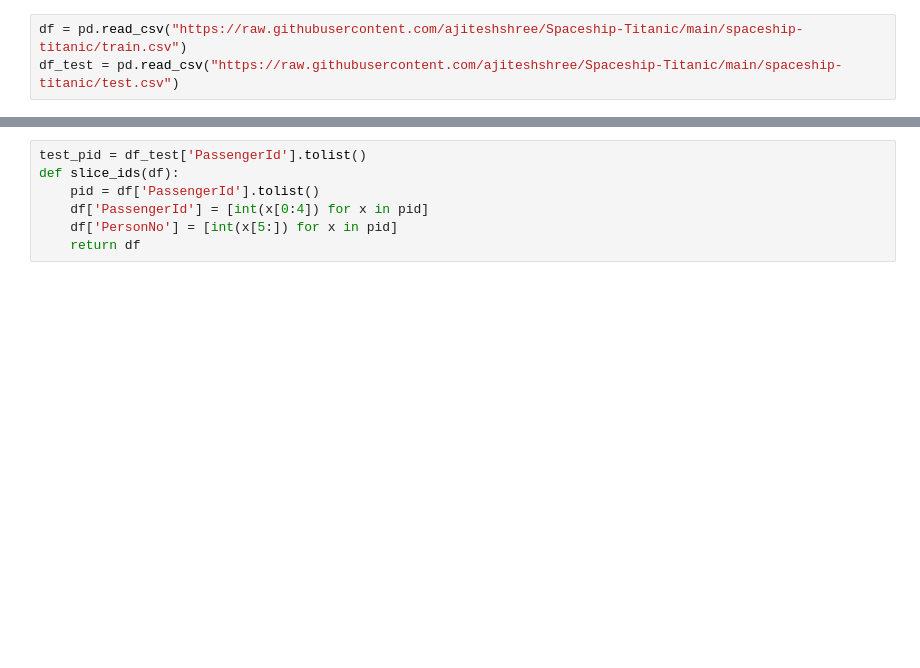
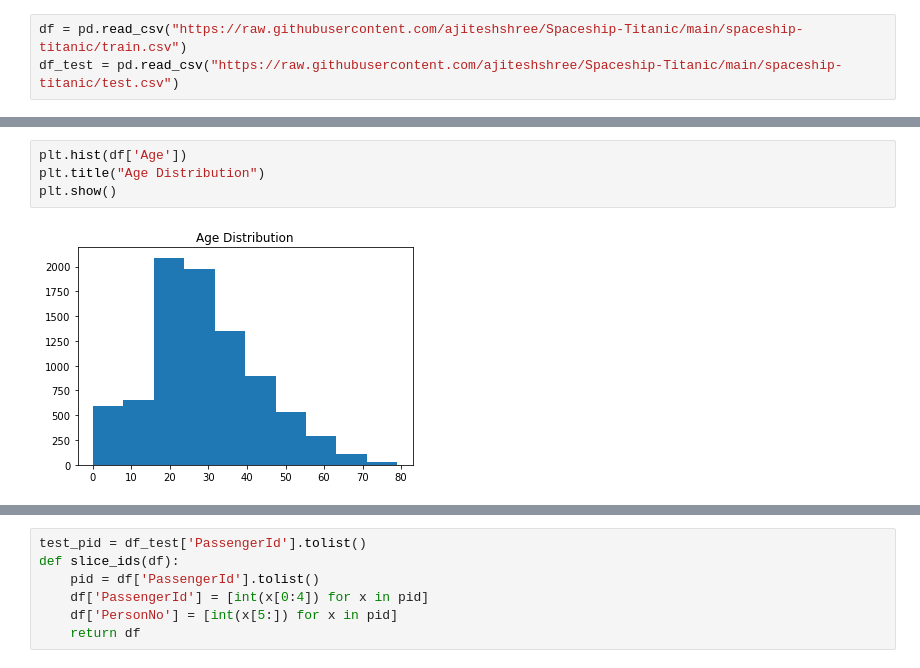
Before and after one commit to ajiteshshree/Spaceship-Titanic, a Jupyter notebook: code.ipynb, the cells around one changed output, grey strips where cells are left out. Drawn from its saved outputs; the diff is of its cells as text; blank space fills up the shorter version.

```diff
--- a/code.ipynb
+++ b/code.ipynb
@@ -8,0 +20,6 @@ df_test = pd.read_csv("https://raw.githubusercontent.com/ajiteshshree/Spaceship-
+# %%
+plt.hist(df['Age'])
+plt.title("Age Distribution")
+plt.show()
+# %% [output]
+[figure, added]
```
Also changed, not shown: parts of 15 cells of this notebook.
